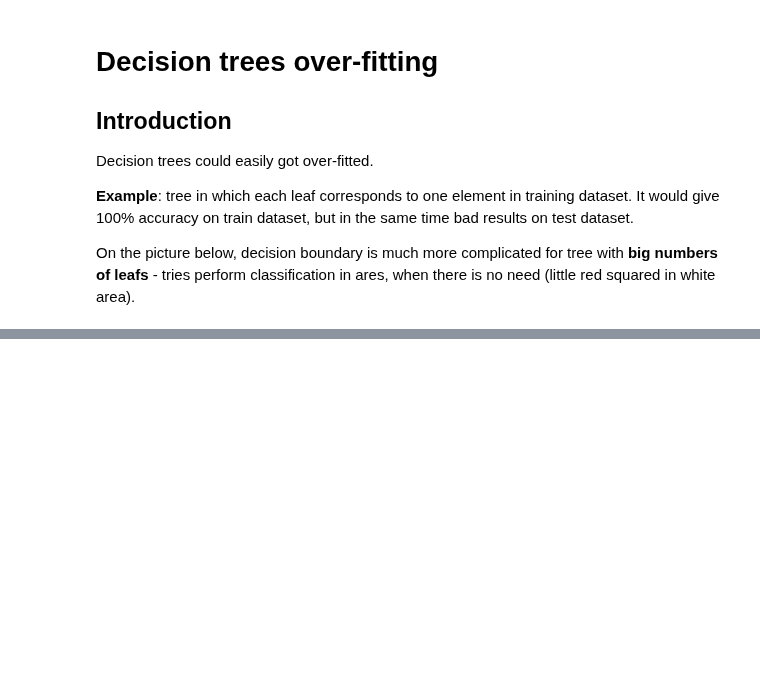
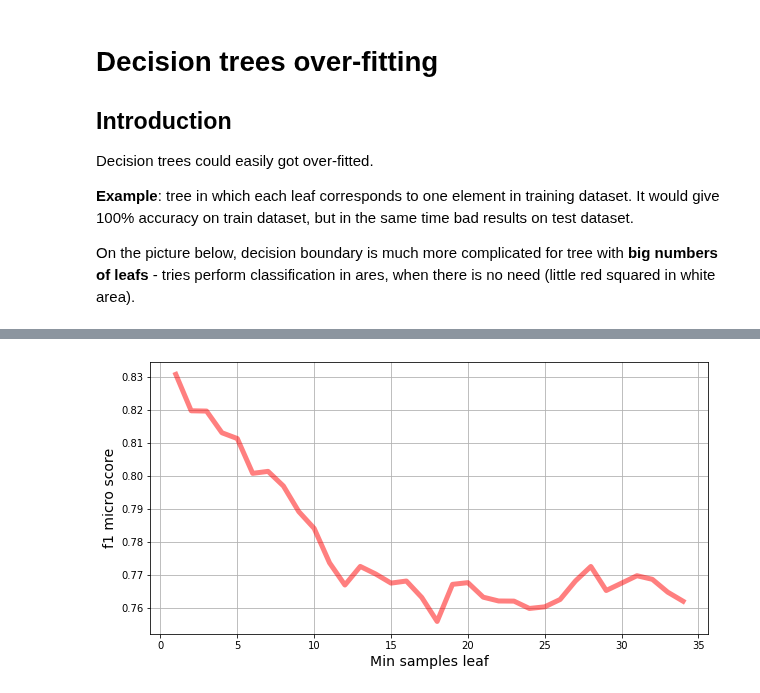
Before and after one commit to ZakharovAleksey/Study, a Jupyter notebook: Machine Learning/Yandex_specialization/trees.ipynb, the cells around one changed output, grey strips where cells are left out. Drawn from its saved outputs; the diff is of its cells as text; code cells hidden in the pictures; blank space fills up the shorter version.

```diff
--- a/Machine Learning/Yandex_specialization/trees.ipynb
+++ b/Machine Learning/Yandex_specialization/trees.ipynb
@@ -233,0 +266,8 @@ Composition of algorithms - RF & Grad boosing - see lectures
+# %%
+%%time
+min_samples_leaf_list = np.arange(1, 35, 1)
+score_list = np.zeros(len(min_samples_leaf_list))
+
+for ID, cur_leaf_n in enumerate(min_samples_leaf_list):
+    clf = DTC(min_samples_leaf=cur_leaf_n, random_state=1)
+    score_list[ID] = cross_val_score(clf, X, y, cv=10, scoring='f1_micro').mean()
@@ -233,0 +276,9 @@ Composition of algorithms - RF & Grad boosing - see lectures
+# %%
+fig, ax = plt.subplots(figsize=(10, 5))
+ax.plot(min_samples_leaf_list, score_list, color='red', alpha=0.5, lw=5)
+ax.set_xlabel('Min samples leaf', fontsize=14)
+ax.set_ylabel('f1 micro score', fontsize=14)
+ax.grid(True)
+plt.show()
+# %% [output]
+[figure, added]
```
Also changed, not shown: parts of 7 cells of this notebook.
